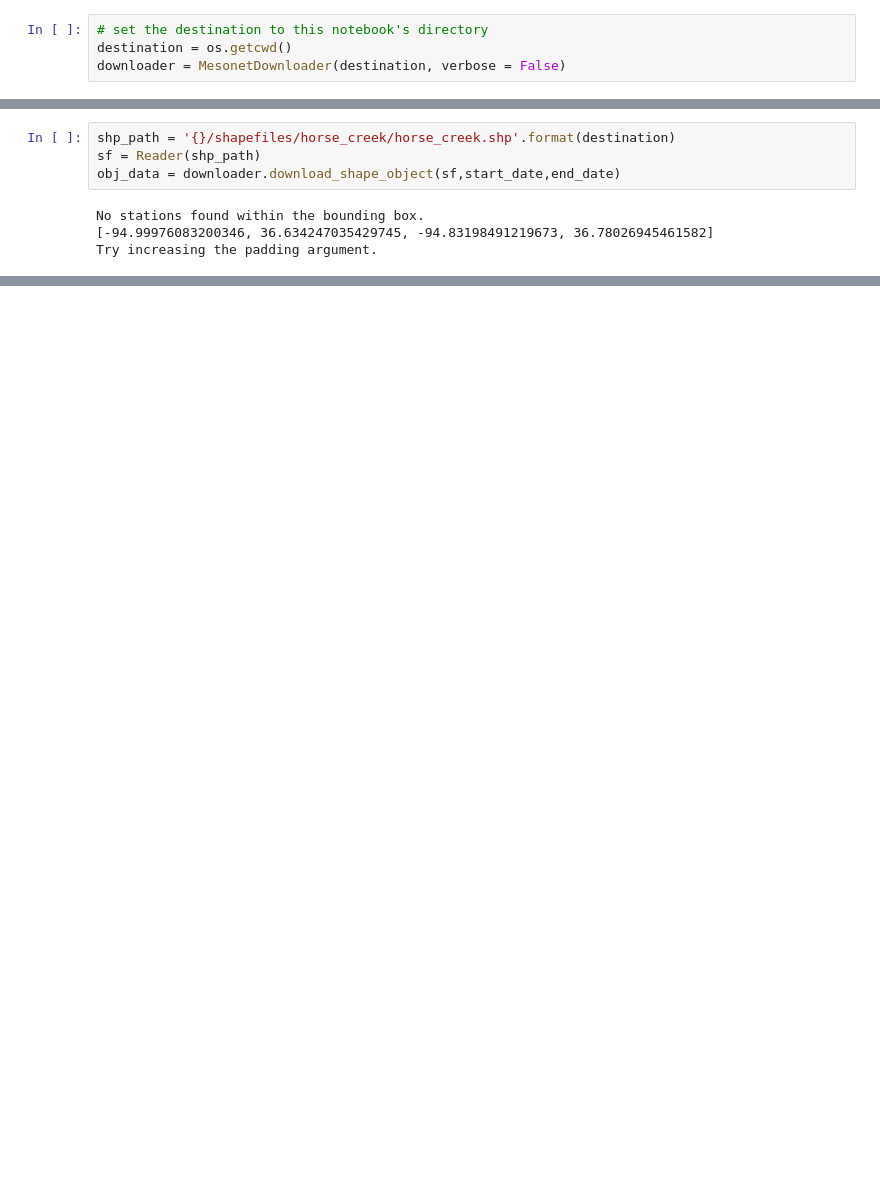
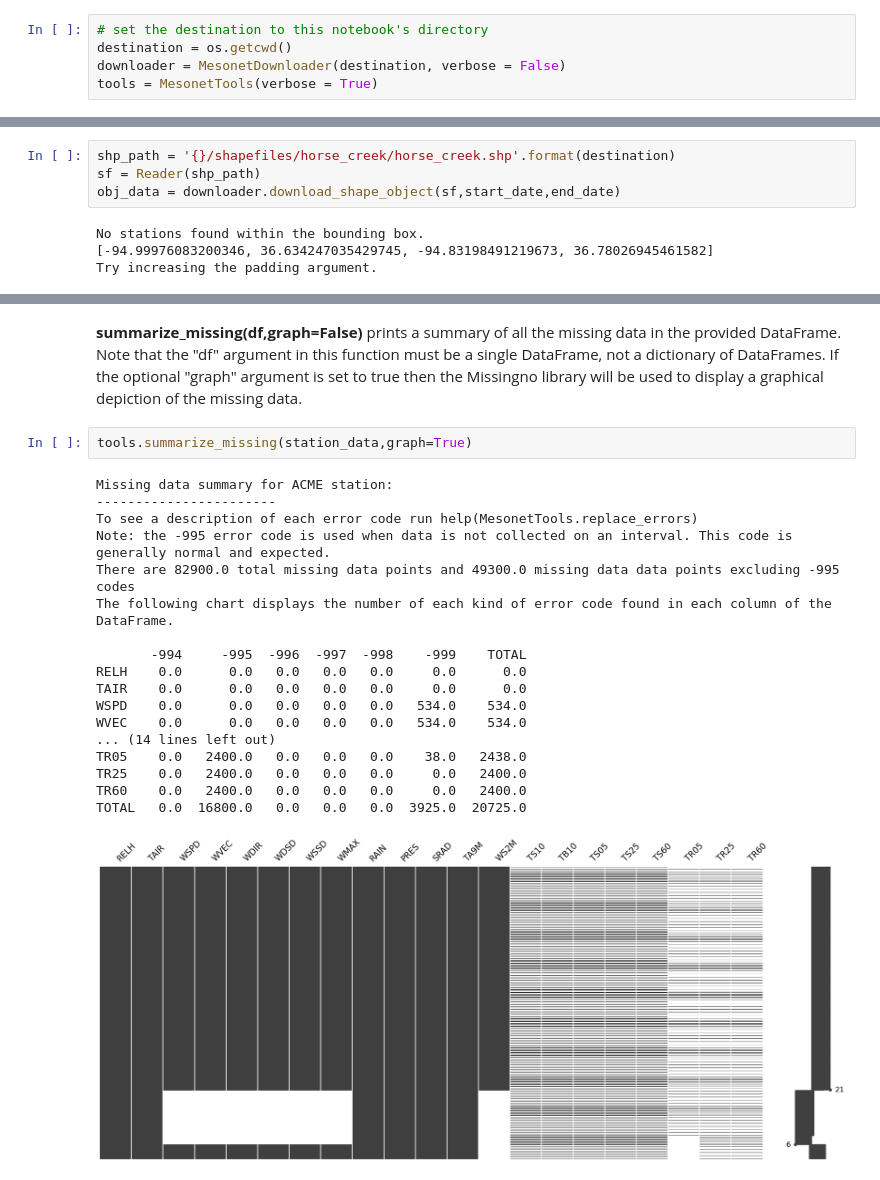
Before and after one commit to bjrubinstein/okmesopy, a Jupyter notebook: examples/examples.ipynb, the cells around one changed output, grey strips where cells are left out. Cells and saved outputs as stored; diff of their text form; blank space fills up the shorter version.

```diff
--- a/examples/examples.ipynb
+++ b/examples/examples.ipynb
@@ -27,3 +25,4 @@ Upon initialization, MesonetDownloader checks for the metadata file in the desti
 # set the destination to this notebook's directory
 destination = os.getcwd()
 downloader = MesonetDownloader(destination, verbose = False)
+tools = MesonetTools(verbose = True)
@@ -165,0 +204,23 @@ ticks = plt.xticks(rotation = 45)
+# %% [markdown]
+**summarize_missing(df,graph=False)** prints a summary of all the missing data in the provided DataFrame. Note that the "df" argument in this function must be a single DataFrame, not a dictionary of DataFrames. If the optional "graph" argument is set to true then the Missingno library will be used to display a graphical depiction of the missing data.
+# %%
+tools.summarize_missing(station_data,graph=True)
+# %% [output]
+Missing data summary for ACME station:
+-----------------------
+To see a description of each error code run help(MesonetTools.replace_errors)
+Note: the -995 error code is used when data is not collected on an interval. This code is generally normal and expected.
+There are 82900.0 total missing data points and 49300.0 missing data data points excluding -995 codes
+The following chart displays the number of each kind of error code found in each column of the DataFrame.
+
+       -994     -995  -996  -997  -998    -999    TOTAL
+RELH    0.0      0.0   0.0   0.0   0.0     0.0      0.0
+TAIR    0.0      0.0   0.0   0.0   0.0     0.0      0.0
+WSPD    0.0      0.0   0.0   0.0   0.0   534.0    534.0
+WVEC    0.0      0.0   0.0   0.0   0.0   534.0    534.0
+... (14 lines left out)
+TR05    0.0   2400.0   0.0   0.0   0.0    38.0   2438.0
+TR25    0.0   2400.0   0.0   0.0   0.0     0.0   2400.0
+TR60    0.0   2400.0   0.0   0.0   0.0     0.0   2400.0
+TOTAL   0.0  16800.0   0.0   0.0   0.0  3925.0  20725.0
+[figure, added]
```
Also changed, not shown: parts of 34 cells of this notebook.
